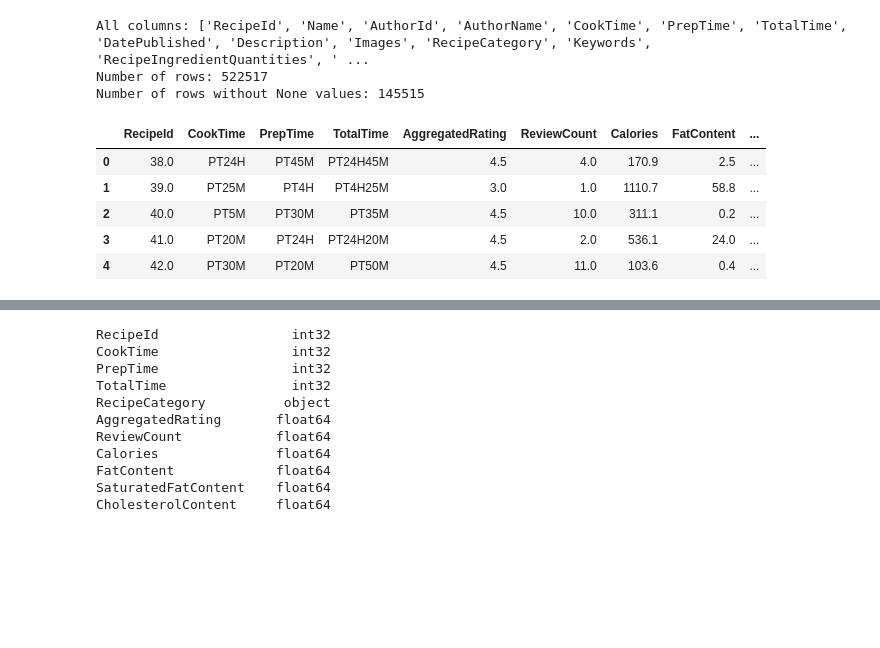
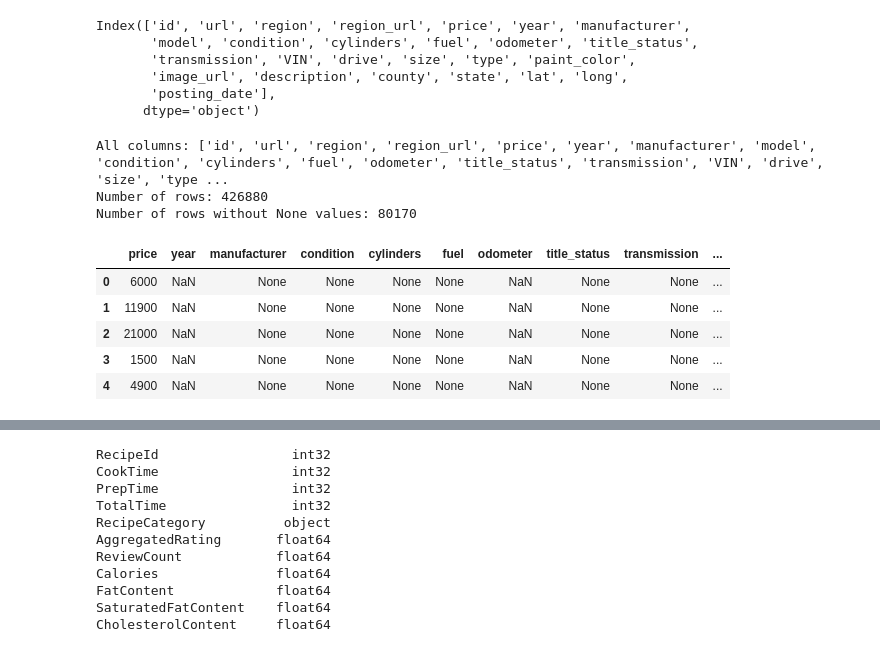
Before and after one commit to luckylluck2/sdp_cars, a Jupyter notebook: explore_data.ipynb, the cells around one changed output, grey strips where cells are left out. Drawn from its saved outputs; the diff is of its cells as text; code cells hidden in the pictures; blank space fills up the shorter version.

```diff
--- a/explore_data.ipynb
+++ b/explore_data.ipynb
@@ -3,11 +3,11 @@ import numpy as np
 import pandas as pd
 import os
 # %%
-# Load recipes data
+# Load vehicles data
 
 data_folder = './data'
-recipes_file = 'recipes.parquet'
+vehicles_file = 'vehicles.parquet'
 
-og_data = pd.read_parquet(os.path.join(data_folder, recipes_file))
+og_data = pd.read_parquet(os.path.join(data_folder, vehicles_file))
 og_data.head(5)
 # %% [output]
@@ -21,30 +21,35 @@ og_data.head(5)
+# %%
+print(og_data.columns)
+# %% [output]
+Index(['id', 'url', 'region', 'region_url', 'price', 'year', 'manufacturer',
+       'model', 'condition', 'cylinders', 'fuel', 'odometer', 'title_status',
+       'transmission', 'VIN', 'drive', 'size', 'type', 'paint_color',
+       'image_url', 'description', 'county', 'state', 'lat', 'long',
+       'posting_date'],
+      dtype='object')
 # %%
 # Select appropriate columns
 
 print('All columns:', og_data.columns.to_list())
 
-required_columns = ['RecipeId', 'CookTime', 'PrepTime', 'TotalTime',
-                    'AggregatedRating', 'ReviewCount', 'Calories',
-                    'FatContent', 'SaturatedFatContent', 'CholesterolContent', 'SodiumContent',
-                    'CarbohydrateContent', 'FiberContent', 'SugarContent', 'ProteinContent', 'RecipeServings']
+required_columns = ['price', 'year', 'manufacturer', 'condition', 'cylinders', 'fuel', 'odometer',
+                    'title_status', 'transmission', 'drive', 'size', 'type', 'paint_color']
 
 data = og_data[required_columns]
 
 # Remove rows with missing values
 
 print('Number of rows:', len(data))
 print('Number of rows without None values:', len(data.dropna()))
 
-data = data.dropna()
-
 data.head(5)
 # %% [output]
-All columns: ['RecipeId', 'Name', 'AuthorId', 'AuthorName', 'CookTime', 'PrepTime', 'TotalTime', 'DatePublished', 'Description', 'Images', 'RecipeCategory', 'Keywords', 'RecipeIngredientQuantities', ' ...
-Number of rows: 522517
-Number of rows without None values: 145515
+All columns: ['id', 'url', 'region', 'region_url', 'price', 'year', 'manufacturer', 'model', 'condition', 'cylinders', 'fuel', 'odometer', 'title_status', 'transmission', 'VIN', 'drive', 'size', 'type ...
+Number of rows: 426880
+Number of rows without None values: 80170
-|  | RecipeId | CookTime | PrepTime | TotalTime | AggregatedRating | ReviewCount | Calories | FatContent | ... |
-| 0 | 38.0 | PT24H | PT45M | PT24H45M | 4.5 | 4.0 | 170.9 | 2.5 | ... |
-| 1 | 39.0 | PT25M | PT4H | PT4H25M | 3.0 | 1.0 | 1110.7 | 58.8 | ... |
-| 2 | 40.0 | PT5M | PT30M | PT35M | 4.5 | 10.0 | 311.1 | 0.2 | ... |
-| 3 | 41.0 | PT20M | PT24H | PT24H20M | 4.5 | 2.0 | 536.1 | 24.0 | ... |
-| 4 | 42.0 | PT30M | PT20M | PT50M | 4.5 | 11.0 | 103.6 | 0.4 | ... |
+|  | price | year | manufacturer | condition | cylinders | fuel | odometer | title_status | transmission | ... |
+| 0 | 6000 | NaN | None | None | None | None | NaN | None | None | ... |
+| 1 | 11900 | NaN | None | None | None | None | NaN | None | None | ... |
+| 2 | 21000 | NaN | None | None | None | None | NaN | None | None | ... |
+| 3 | 1500 | NaN | None | None | None | None | NaN | None | None | ... |
+| 4 | 4900 | NaN | None | None | None | None | NaN | None | None | ... |
```
Also changed, not shown: parts of 4 cells of this notebook.
